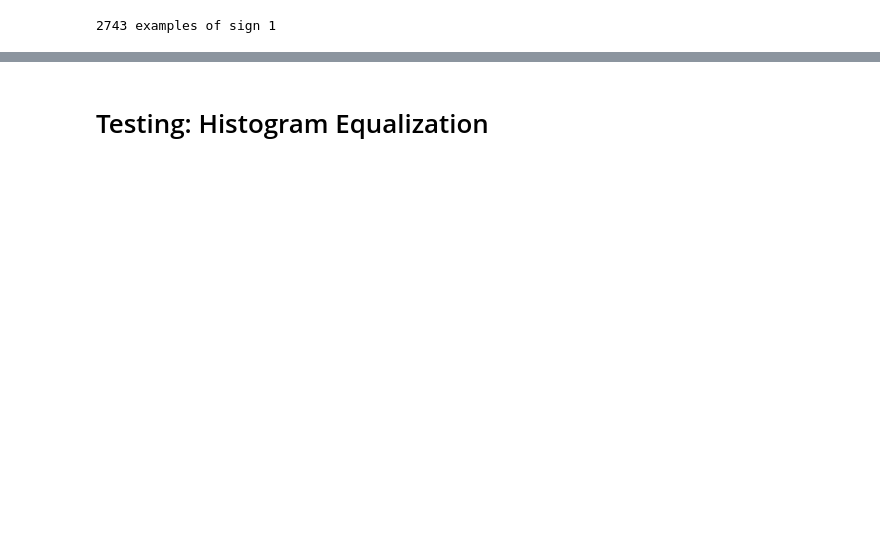
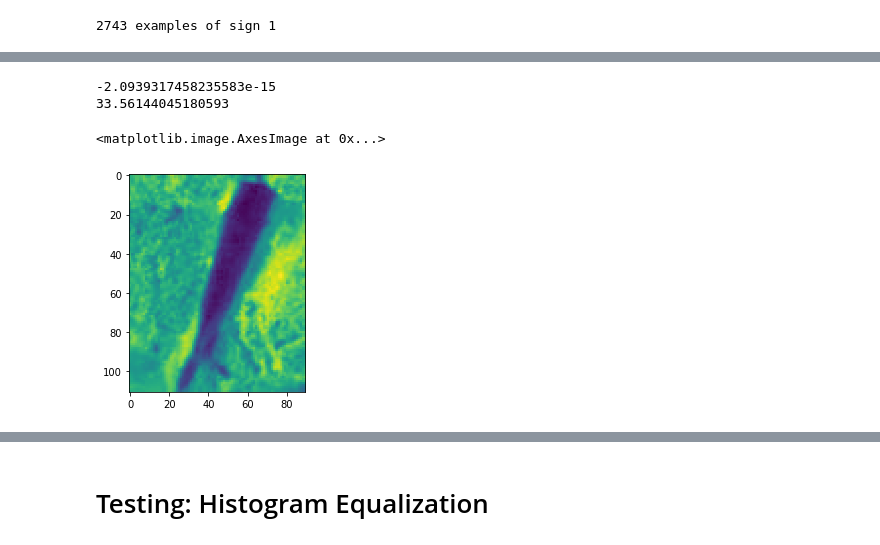
Before and after one commit to oi-deepscribe/deepscribe, a Jupyter notebook: notebooks/image-preprocessing .ipynb, the cells around one changed output, grey strips where cells are left out. Cells and saved outputs as stored; diff of their text form; code cells hidden in the pictures; blank space fills up the shorter version.

```diff
--- a/notebooks/image-preprocessing .ipynb
+++ b/notebooks/image-preprocessing .ipynb
@@ -43,0 +43,13 @@ dataset attributes:
+# %%
+# testing - centering vs standardization
+
+dset_centered = dset_numpy - np.mean(dset_numpy)
+print(np.mean(dset_centered))
+print(np.std(dset_centered))
+
+plt.imshow(dset_centered)
+# %% [output]
+-2.0939317458235583e-15
+33.56144045180593
+<matplotlib.image.AxesImage at 0x...>
+[figure, added]
```
Also changed, not shown: parts of 15 cells of this notebook, 14 other files.
